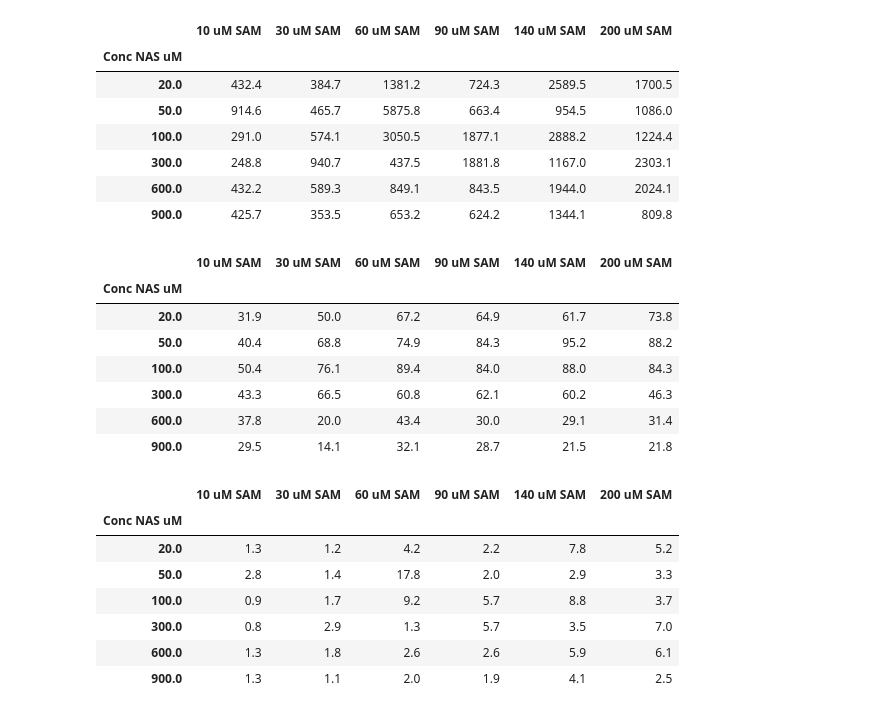
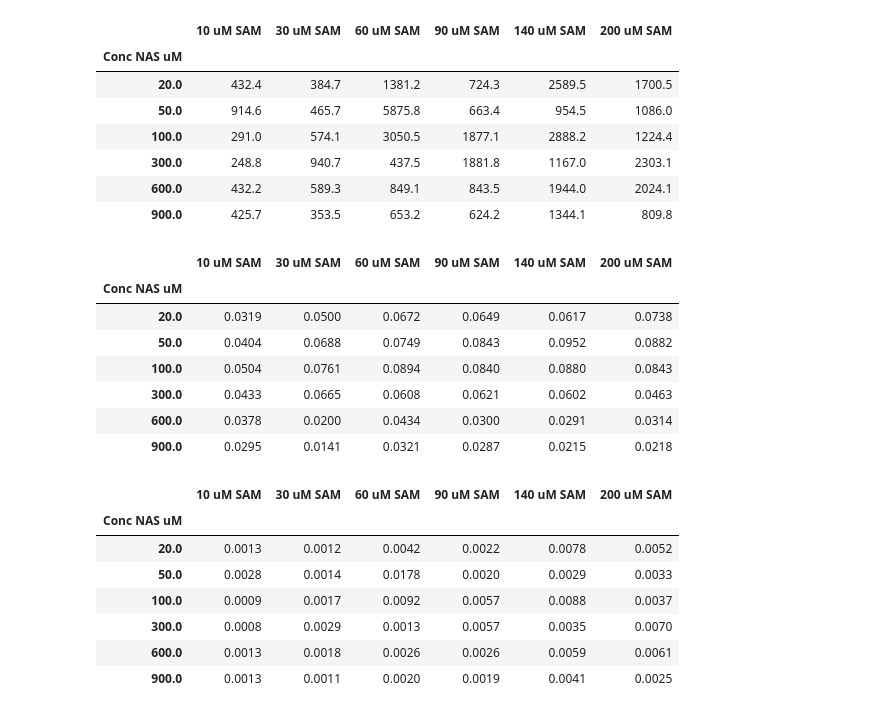
Before and after one commit to Qflow777/BiBi_enzyme_kinetics, a Jupyter notebook: BiBi_seq.ipynb, the cells around one changed output. Saved outputs shown, nothing was run; the diff lists cells and outputs as text; code cells hidden in the pictures.

```diff
--- a/BiBi_seq.ipynb
+++ b/BiBi_seq.ipynb
@@ -324,31 +324,32 @@ esds.round(1)
 | 900.0 | 425.7 | 353.5 | 653.2 | 624.2 | 1344.1 | 809.8 |
 # %%
 # conversion between area and nM/min: Divide area by 22 from standard curve and assay time 15 min
+# convert to uM by dividing by 1000
 
-velocities = areas_averaged/22/15
-velocities.round(1)
+velocities = areas_averaged/22/15/1000
+velocities.round(4)
 # %% [output]
 |  | 10 uM SAM | 30 uM SAM | 60 uM SAM | 90 uM SAM | 140 uM SAM | 200 uM SAM |
 | Conc NAS uM |  |  |  |  |  |  |
-| 20.0 | 31.9 | 50.0 | 67.2 | 64.9 | 61.7 | 73.8 |
-| 50.0 | 40.4 | 68.8 | 74.9 | 84.3 | 95.2 | 88.2 |
-| 100.0 | 50.4 | 76.1 | 89.4 | 84.0 | 88.0 | 84.3 |
-| 300.0 | 43.3 | 66.5 | 60.8 | 62.1 | 60.2 | 46.3 |
-| 600.0 | 37.8 | 20.0 | 43.4 | 30.0 | 29.1 | 31.4 |
-| 900.0 | 29.5 | 14.1 | 32.1 | 28.7 | 21.5 | 21.8 |
+| 20.0 | 0.0319 | 0.0500 | 0.0672 | 0.0649 | 0.0617 | 0.0738 |
+| 50.0 | 0.0404 | 0.0688 | 0.0749 | 0.0843 | 0.0952 | 0.0882 |
+| 100.0 | 0.0504 | 0.0761 | 0.0894 | 0.0840 | 0.0880 | 0.0843 |
+| 300.0 | 0.0433 | 0.0665 | 0.0608 | 0.0621 | 0.0602 | 0.0463 |
+| 600.0 | 0.0378 | 0.0200 | 0.0434 | 0.0300 | 0.0291 | 0.0314 |
+| 900.0 | 0.0295 | 0.0141 | 0.0321 | 0.0287 | 0.0215 | 0.0218 |
 # %%
 # calculate velocity esds
-velocities_esds = esds/22/15
-velocities_esds.round(1)
+velocities_esds = esds/22/15/1000
+velocities_esds.round(4)
 # %% [output]
 |  | 10 uM SAM | 30 uM SAM | 60 uM SAM | 90 uM SAM | 140 uM SAM | 200 uM SAM |
 | Conc NAS uM |  |  |  |  |  |  |
-| 20.0 | 1.3 | 1.2 | 4.2 | 2.2 | 7.8 | 5.2 |
-| 50.0 | 2.8 | 1.4 | 17.8 | 2.0 | 2.9 | 3.3 |
-| 100.0 | 0.9 | 1.7 | 9.2 | 5.7 | 8.8 | 3.7 |
-| 300.0 | 0.8 | 2.9 | 1.3 | 5.7 | 3.5 | 7.0 |
-| 600.0 | 1.3 | 1.8 | 2.6 | 2.6 | 5.9 | 6.1 |
-| 900.0 | 1.3 | 1.1 | 2.0 | 1.9 | 4.1 | 2.5 |
+| 20.0 | 0.0013 | 0.0012 | 0.0042 | 0.0022 | 0.0078 | 0.0052 |
+| 50.0 | 0.0028 | 0.0014 | 0.0178 | 0.0020 | 0.0029 | 0.0033 |
+| 100.0 | 0.0009 | 0.0017 | 0.0092 | 0.0057 | 0.0088 | 0.0037 |
+| 300.0 | 0.0008 | 0.0029 | 0.0013 | 0.0057 | 0.0035 | 0.0070 |
+| 600.0 | 0.0013 | 0.0018 | 0.0026 | 0.0026 | 0.0059 | 0.0061 |
+| 900.0 | 0.0013 | 0.0011 | 0.0020 | 0.0019 | 0.0041 | 0.0025 |
 # %%
 import matplotlib.pyplot as plt
 plt.rcParams["figure.figsize"] = (10, 10)
```
Also changed, not shown: parts of 11 cells of this notebook.
